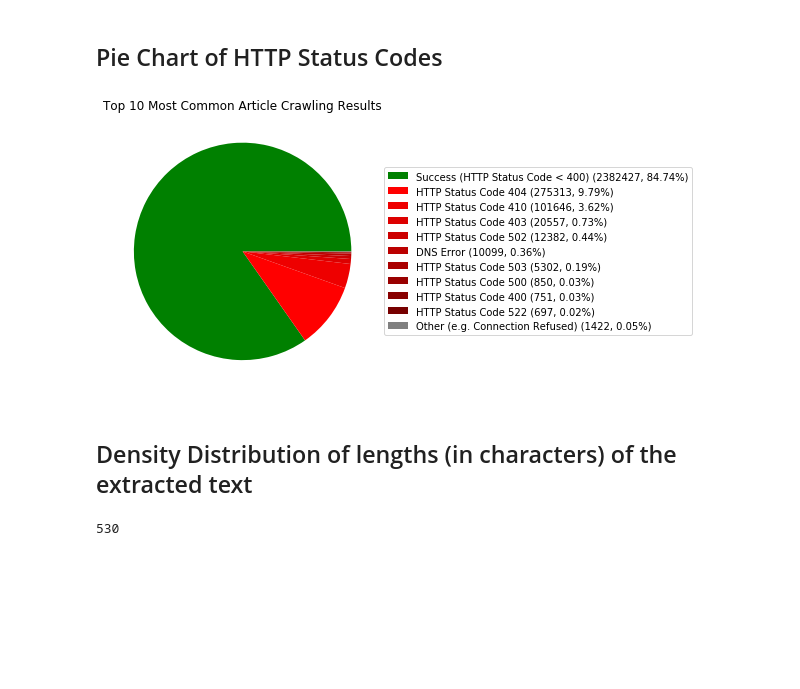
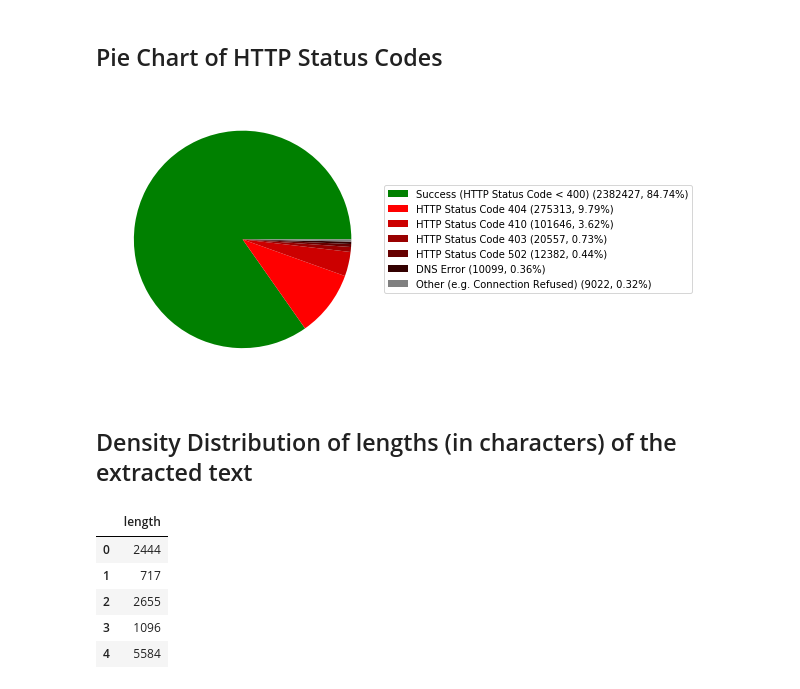
Before and after one commit to ClaasM/GDELTSocialVideo, a Jupyter notebook: notebooks/Articles Exploration.ipynb, the cells around one changed output. Cells and saved outputs as stored; diff of their text form; code cells hidden in the pictures; blank space fills up the shorter version.

Commit message:
Reworked visualizations

```diff
--- a/notebooks/Articles Exploration.ipynb
+++ b/notebooks/Articles Exploration.ipynb
@@ -16,44 +19,46 @@ import src
 # %%
 # SELECT left(crawling_status, 3) ,count(1) from articles group by left(crawling_status, 3) order by count(1) desc
 data = [("Success (HTTP Status Code < 400)",2382427),
         ("HTTP Status Code 404",275313),
         ("HTTP Status Code 410",101646),
         ("HTTP Status Code 403",20557),
         ("HTTP Status Code 502",12382),
         ("DNS Error",10099),
         ("HTTP Status Code 503",5302),
         ("HTTP Status Code 500",850),
         ("HTTP Status Code 400",751),
         ("HTTP Status Code 522",697),
         ("504",318),("405",218),("520",155),("Connection refused",132),("999",116),("523",111),("429",110),("524",89),("('R",84),("401",21),("Exc",18),("",11),("301",9),("525",9),("416",6),("'ut",4),("451",3),("508",2),("422",2),("521",1),("408",1),("425",1),("302",1)]
-data = data[:10] + [("Other (e.g. Connection Refused)", sum(map(lambda x: x[1], data[10:])))]
+data = data[:6] + [("Other (e.g. Connection Refused)", sum(map(lambda x: x[1], data[6:])))]
 labels, counts = zip(*data)
 percentages = [(count / sum(counts) * 100) for count in counts]
 f, ax = plt.subplots(figsize=(10, 5))
 patches, _ = ax.pie(counts, colors=[
     'green',
     '#ff0000',
-    '#ee0000',
-    '#dd0000',
     '#cc0000',
-    '#bb0000',
-    '#aa0000',
     '#990000',
-    '#880000',
-    '#770000',
+    '#660000',
+    '#330000',
     'grey'])
-ax.set_title("Top 10 Most Common Article Crawling Results")
 lgd = ax.legend(patches,
           ["%s (%d, %.2f%%)" % (label, count, percentage) for label, count, percentage in zip(labels, counts, percentages)],
           bbox_to_anchor=(1,0.5),
           loc="center left")
 
 plt.savefig(os.environ['FIGURES_PATH'] + "article_status_pie.pdf", format="pdf", bbox_extra_artists=(lgd,), bbox_inches='tight')
 # %% [output]
-[figure, old version]
+[figure, new version]
 # %% [markdown]
 ## Density Distribution of lengths (in characters) of the extracted text
-# %%
-len(features)
-# %% [output]
-530
+# %%
+conn = psycopg2.connect(database="video_article_retrieval", user="postgres")
+articles = pd.read_sql_query('SELECT length(text) FROM articles LIMIT 10000',con=conn)
+articles.head()
+# %% [output]
+|  | length |
+| 0 | 2444 |
+| 1 | 717 |
+| 2 | 2655 |
+| 3 | 1096 |
+| 4 | 5584 |
```
Also changed, not shown: parts of 3 cells of this notebook, 15 other files.
